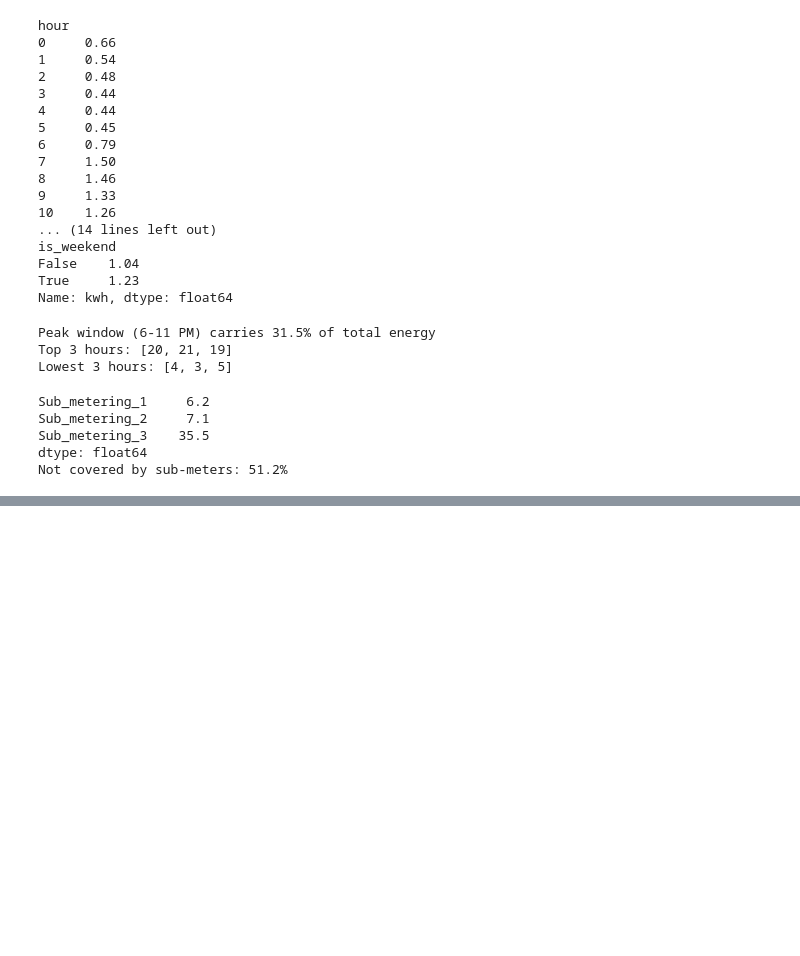
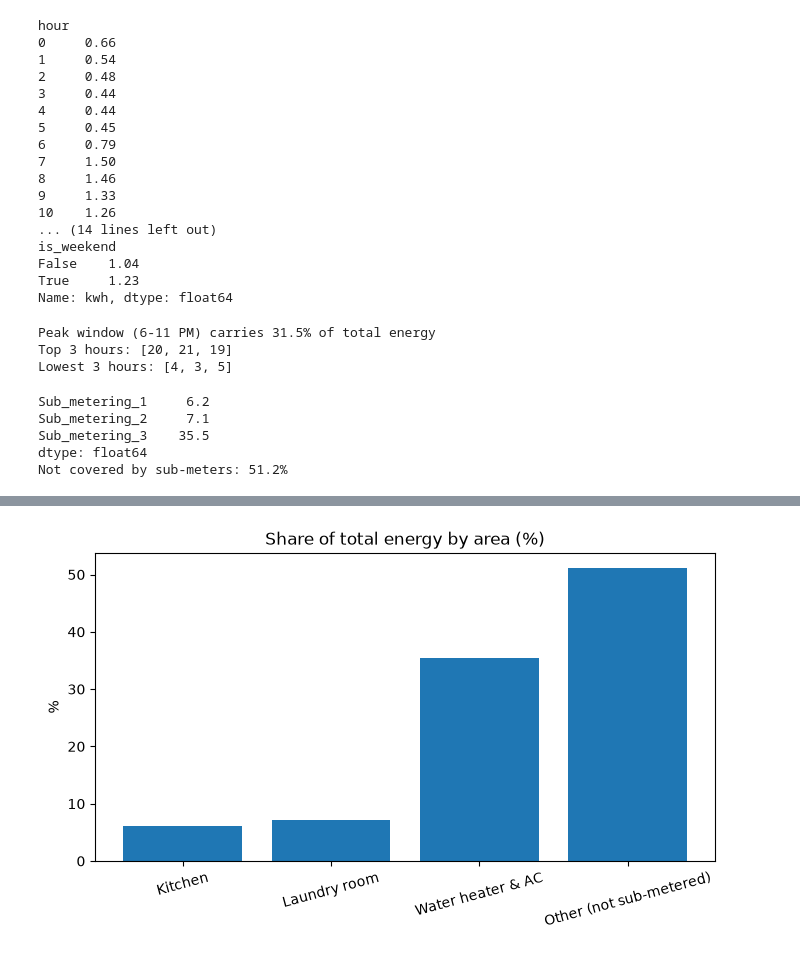
Before and after one commit to aditya-singh-dev1/Energy-Analysis1, a Jupyter notebook: analysis.ipynb, the cells around one changed output, grey strips where cells are left out. Saved outputs shown, nothing was run; the diff lists cells and outputs as text; code cells hidden in the pictures; blank space fills up the shorter version.

```diff
--- a/analysis.ipynb
+++ b/analysis.ipynb
@@ -152,0 +196,14 @@ Not covered by sub-meters: 51.2%
+# %%
+shares = sub_share.copy()
+shares.index = ["Kitchen", "Laundry room", "Water heater & AC"]
+shares["Other (not sub-metered)"] = 100 - shares.sum()
+
+fig, ax = plt.subplots(figsize=(8, 4))
+ax.bar(shares.index, shares.values)
+ax.set_title("Share of total energy by area (%)")
+ax.set_ylabel("%")
+plt.xticks(rotation=15)
+plt.savefig("images/energy_share.png", dpi=150, bbox_inches="tight")
+plt.show()
+# %% [output]
+[figure, added]
```
Also changed, not shown: parts of 4 cells of this notebook, 4 other files.
